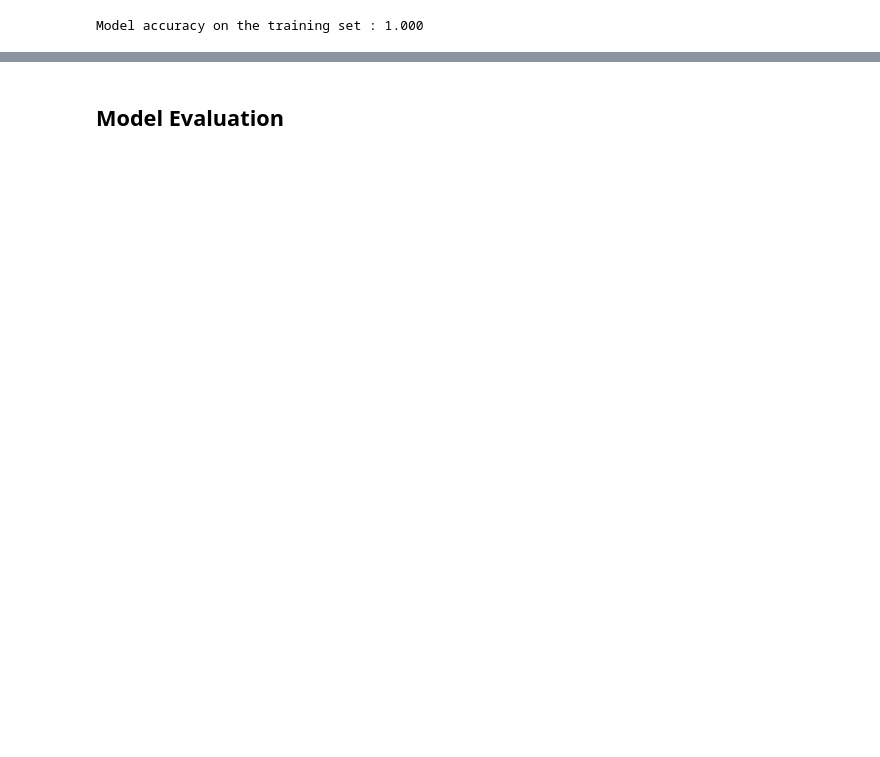
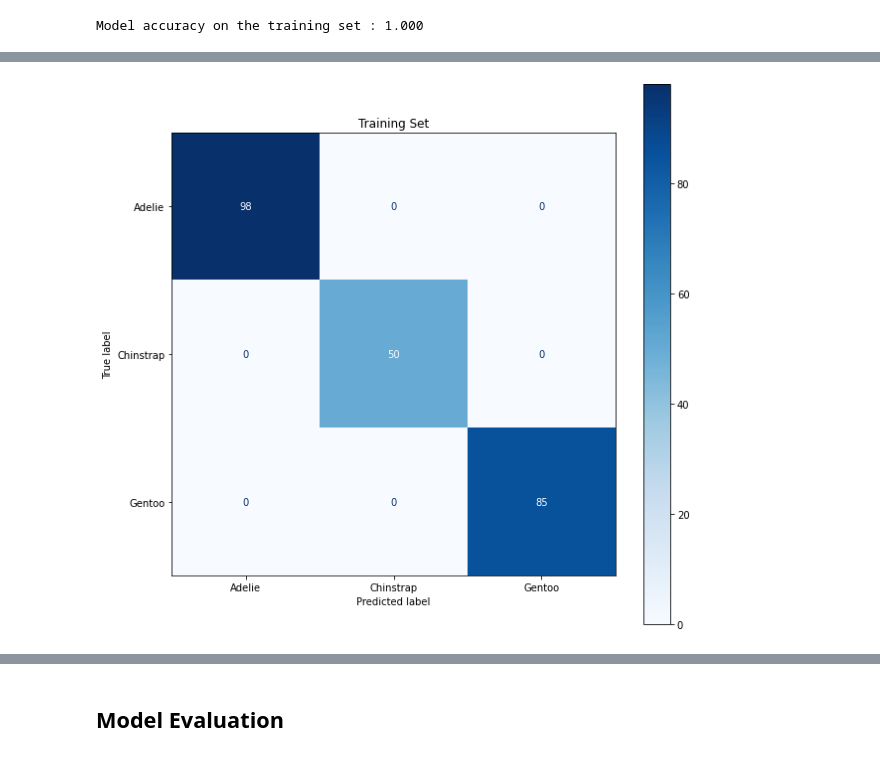
Before and after one commit to trizkynoviandy/penguin-classification, a Jupyter notebook: penguin_classification.ipynb, the cells around one changed output, grey strips where cells are left out. Cells and saved outputs as stored; diff of their text form; code cells hidden in the pictures; blank space fills up the shorter version.

```diff
--- a/penguin_classification.ipynb
+++ b/penguin_classification.ipynb
@@ -159,5 +185,5 @@ LGBMClassifier()
 # %%
-y_train_pred = clf.predict(X_train)
+y_train_pred = pipeline.predict(X_train)
 print(f"Model accuracy on the training set : {accuracy_score(y_train, y_train_pred):.3f}")
 # %% [output]
 Model accuracy on the training set : 1.000
@@ -164,2 +226,13 @@ Model accuracy on the training set : 1.000
+# %%
+conf_mat_train = ConfusionMatrixDisplay(confusion_matrix(y_train, y_train_pred))
+
+fig, ax = plt.subplots(figsize=(10, 10))
+ax.set_title('Training Set')
+conf_mat_train.plot(cmap=plt.cm.Blues, ax=ax)
+ax.xaxis.set_ticklabels(list(species_labels.values()))
+ax.yaxis.set_ticklabels(list(species_labels.values()))
+plt.show()
+# %% [output]
+[figure, added]
 # %%
 fig, ax = plt.subplots(1,1,figsize=(10, 5))
```
Also changed, not shown: parts of 26 cells of this notebook.
